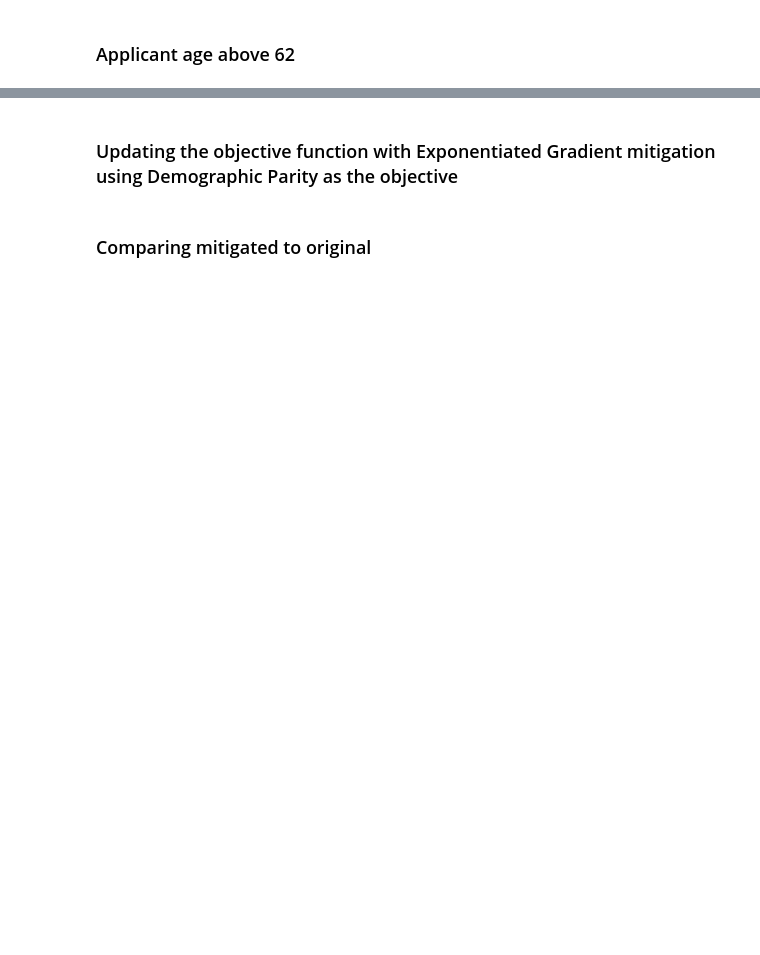
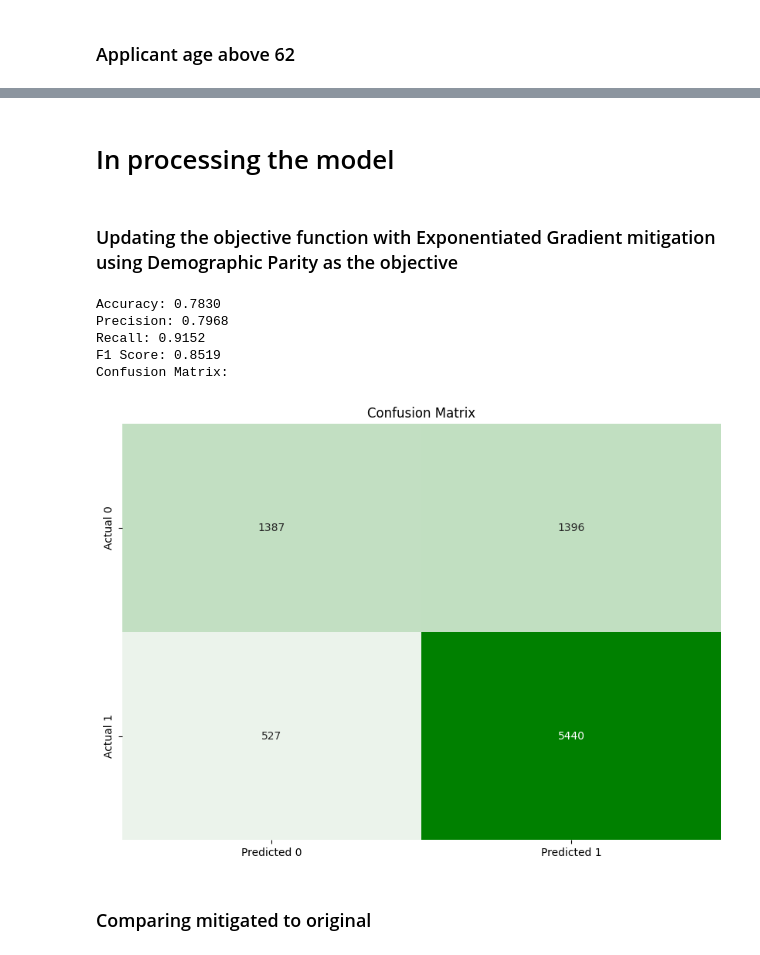
Before and after one commit to ec1302/MSBA_Capstone_Saxa7, a Jupyter notebook: Models/random_forest_v1.ipynb, the cells around one changed output, grey strips where cells are left out. Drawn from its saved outputs; the diff is of its cells as text; code cells hidden in the pictures; blank space fills up the shorter version.

```diff
--- a/Models/random_forest_v1.ipynb
+++ b/Models/random_forest_v1.ipynb
@@ -309,3 +406,5 @@ sns.countplot(x='derived_race', data=df) """
+# %% [markdown]
+# In processing the model
 # %% [markdown]
 ### Updating the objective function with Exponentiated Gradient mitigation  using Demographic Parity as the objective
 # %%
@@ -316,8 +415,35 @@ np.random.seed(2023)
 constraint = EqualizedOdds()
 classifier = RandomForestClassifier(n_estimators=100, random_state=2023)
 mitigator = ExponentiatedGradient(classifier, constraint)
-mitigator.fit(X_train, y_train, sensitive_features=sensitive_features_train['applicant_sex'])
+mitigator.fit(X_train, y_train, sensitive_features=sensitive_features_train['derived_race'])
 
 y_pred_mitigated = mitigator.predict(X_test)
+# %%
+# Printing metrics
+print(f"Accuracy: {accuracy:.4f}")
+print(f"Precision: {precision:.4f}")
+print(f"Recall: {recall:.4f}")
+print(f"F1 Score: {f1:.4f}")
+
+cm = confusion_matrix(y_test, y_pred_mitigated)
+print("Confusion Matrix:")
+# Create a custom color map
+cmap = sns.light_palette("green", as_cmap=True)
+
+# Plot the confusion matrix using seaborn's heatmap
+plt.figure(figsize=(10, 7))
+sns.heatmap(cm, annot=True, fmt="d", cmap=cmap, cbar=False,
+            xticklabels=['Predicted 0', 'Predicted 1'],
+            yticklabels=['Actual 0', 'Actual 1'])
+
+plt.title('Confusion Matrix')
+plt.show()
+# %% [output]
+Accuracy: 0.7830
+Precision: 0.7968
+Recall: 0.9152
+F1 Score: 0.8519
+Confusion Matrix:
+[figure, added]
 # %% [markdown]
 ### Comparing mitigated to original
```
Also changed, not shown: parts of 21 cells of this notebook, 2 other files.
